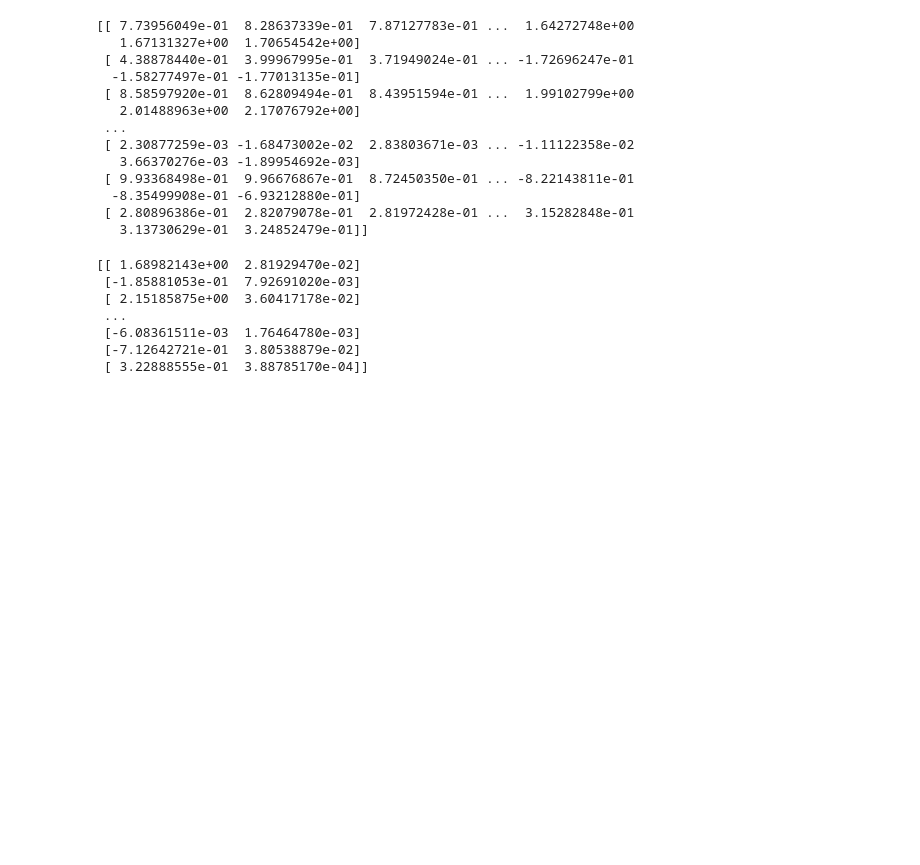
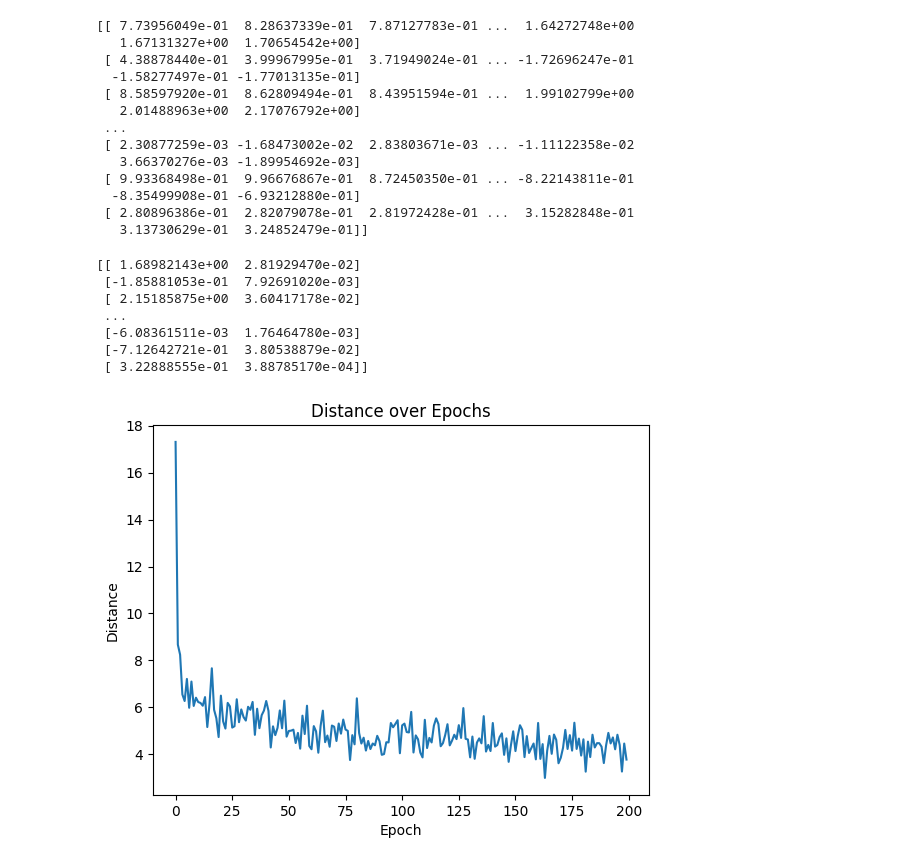
Before and after one commit to matteorofrano/CGAN-for-probability-distribution-generation, a Jupyter notebook: tests.ipynb, the cells around one changed output. Cells and saved outputs as stored; diff of their text form; code cells hidden in the pictures; blank space fills up the shorter version.

```diff
--- a/tests.ipynb
+++ b/tests.ipynb
@@ -57,3 +57,7 @@ conditional_gan = MyCGAN()
 conditional_gan.set_generator(condition_size=paths.shape[1])
 conditional_gan.set_discriminator(input_size=pdfs.shape[1], condition_size=paths.shape[1])
 conditional_gan.train(mydata)
+# %%
+plot_learning_curve('generated_vs_true.csv')
+# %% [output]
+[figure, added]
```
Also changed, not shown: parts of 1 cell of this notebook, 15 other files.
